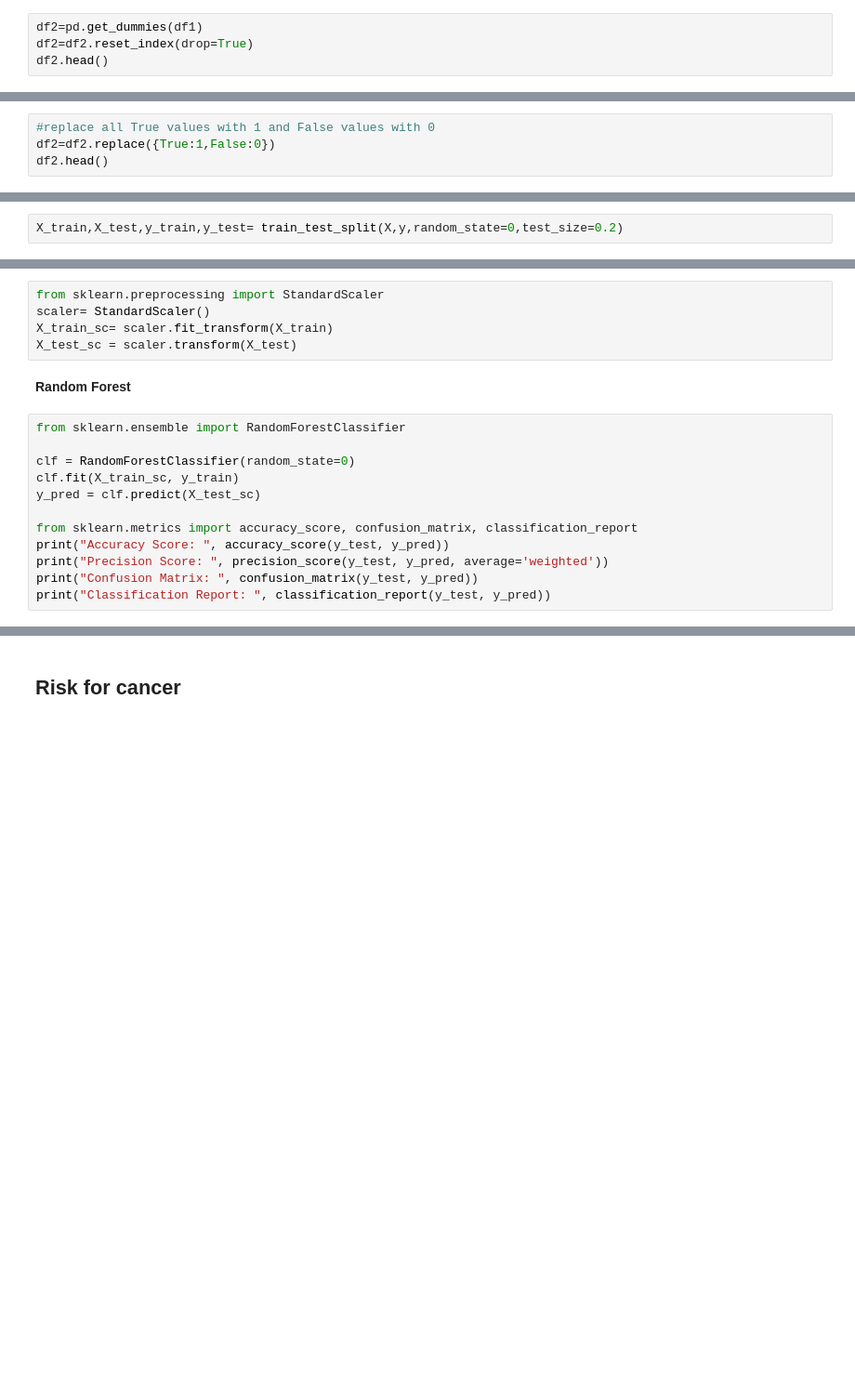
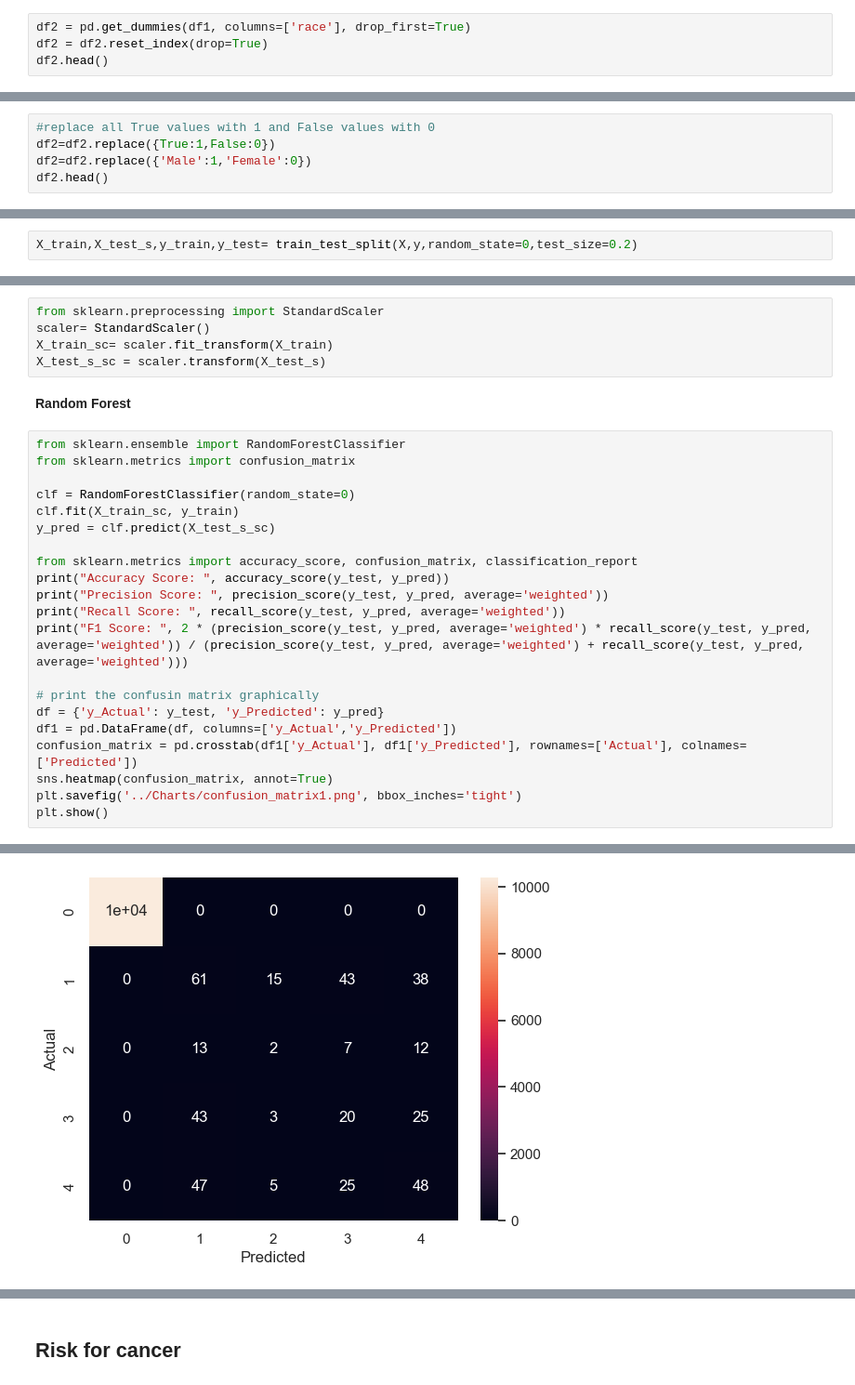
Before and after one commit to xxiamdsk/lungs-cancer, a Jupyter notebook: Notebook/Lungs Cancer Prediction.ipynb, the cells around one changed output, grey strips where cells are left out. Shown at 93% size. Saved outputs shown, nothing was run; the diff lists cells and outputs as text; blank space fills up the shorter version.

```diff
--- a/Notebook/Lungs Cancer Prediction.ipynb
+++ b/Notebook/Lungs Cancer Prediction.ipynb
@@ -334,6 +575,6 @@ plt.show()
 # %% [markdown]
 **Convert categorical variable into dummy/indicator variables**
 # %%
-df2=pd.get_dummies(df1)
-df2=df2.reset_index(drop=True)
+df2 = pd.get_dummies(df1, columns=['race'], drop_first=True)
+df2 = df2.reset_index(drop=True)
 df2.head()
@@ -340,4 +588,5 @@ df2.head()
 # %%
 #replace all True values with 1 and False values with 0
 df2=df2.replace({True:1,False:0})
+df2=df2.replace({'Male':1,'Female':0})
 df2.head()
@@ -353,25 +631,35 @@ print("Shape of y: ", y.shape)
 # %% [markdown]
 **Split X,y to train and test**
 # %%
-X_train,X_test,y_train,y_test= train_test_split(X,y,random_state=0,test_size=0.2)
+X_train,X_test_s,y_train,y_test= train_test_split(X,y,random_state=0,test_size=0.2)
 # %% [markdown]
 **Standardization**
 # %%
 from sklearn.preprocessing import StandardScaler
 scaler= StandardScaler()
 X_train_sc= scaler.fit_transform(X_train)
-X_test_sc = scaler.transform(X_test)
+X_test_s_sc = scaler.transform(X_test_s)
 # %% [markdown]
 **Random Forest**
 # %%
 from sklearn.ensemble import RandomForestClassifier
+from sklearn.metrics import confusion_matrix
 
 clf = RandomForestClassifier(random_state=0)
 clf.fit(X_train_sc, y_train)
-y_pred = clf.predict(X_test_sc)
+y_pred = clf.predict(X_test_s_sc)
 
 from sklearn.metrics import accuracy_score, confusion_matrix, classification_report
 print("Accuracy Score: ", accuracy_score(y_test, y_pred))
 print("Precision Score: ", precision_score(y_test, y_pred, average='weighted'))
-print("Confusion Matrix: ", confusion_matrix(y_test, y_pred))
-print("Classification Report: ", classification_report(y_test, y_pred))
+print("Recall Score: ", recall_score(y_test, y_pred, average='weighted'))
+print("F1 Score: ", 2 * (precision_score(y_test, y_pred, average='weighted') * recall_score(y_test, y_pred, average='weighted')) / (precision_score(y_test, y_pred, average='weighted') + recall_score(y_test, y_pred, average='weighted')))
+
+# print the confusin matrix graphically
+df = {'y_Actual': y_test, 'y_Predicted': y_pred}
+df1 = pd.DataFrame(df, columns=['y_Actual','y_Predicted'])
+confusion_matrix = pd.crosstab(df1['y_Actual'], df1['y_Predicted'], rownames=['Actual'], colnames=['Predicted'])
+sns.heatmap(confusion_matrix, annot=True)
+plt.savefig('../Charts/confusion_matrix1.png', bbox_inches='tight')
+plt.show()
+# %% [output]
@@ -377,0 +670 @@ print("Classification Report: ", classification_report(y_test, y_pred))
+[figure, added]
```
Also changed, not shown: parts of 45 cells of this notebook, 14 other files.
